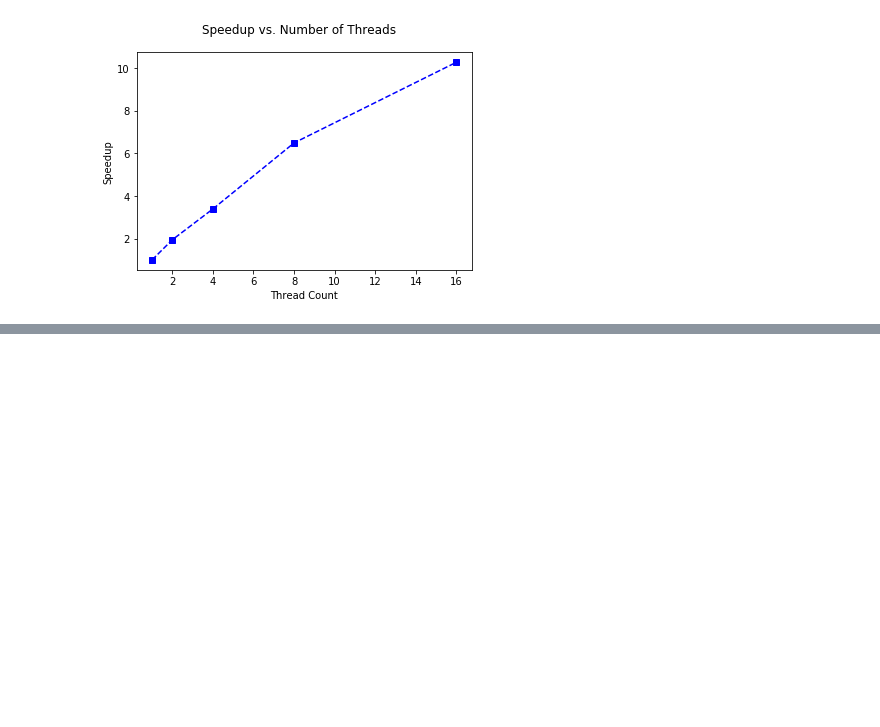
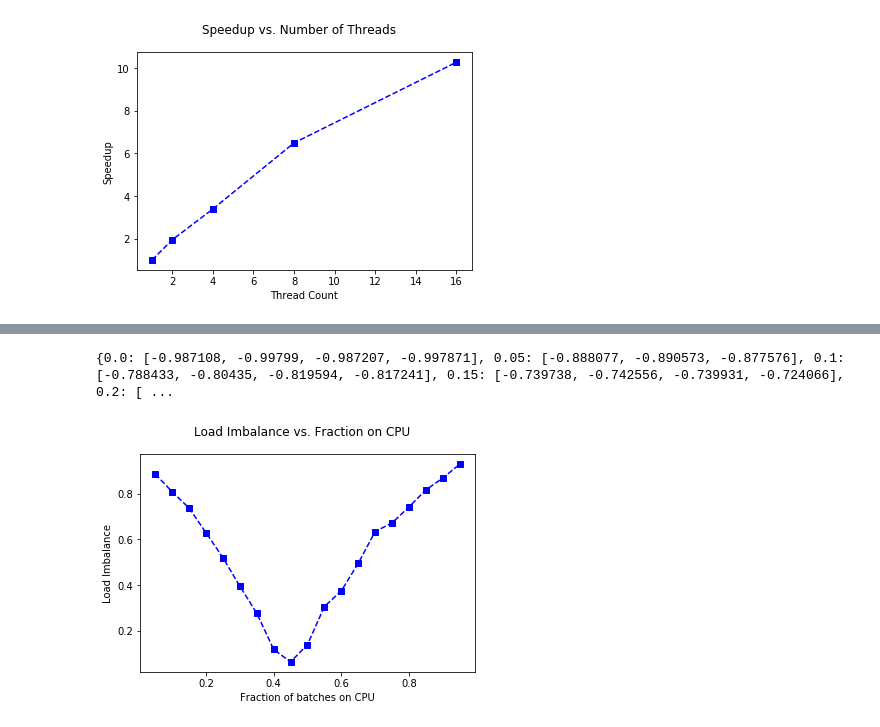
Before and after one commit to ZwFink/CS-485, a Jupyter notebook: Scripts/AtA/multiway_merge/plots/plot_runtimes.ipynb, the cells around one changed output, grey strips where cells are left out. Saved outputs shown, nothing was run; the diff lists cells and outputs as text; code cells hidden in the pictures; blank space fills up the shorter version.

```diff
--- a/Scripts/AtA/multiway_merge/plots/plot_runtimes.ipynb
+++ b/Scripts/AtA/multiway_merge/plots/plot_runtimes.ipynb
@@ -96,0 +146,15 @@ ax.plot( x, y, "bs--" )
+# %%
+times = parse_cpu_imbalance( 'cpu_out.txt' )
+ax = plt.subplot()
+
+x = list( times.keys() )[ 1:-1 ]
+y = [ np.mean( [ abs( item ) for item in times[ value ] ] ) for value in x ]
+#ax.set_ylim( 0, 15 )
+plt.suptitle( "Load Imbalance vs. Fraction on CPU")
+plt.xlabel( "Fraction of batches on CPU")
+plt.ylabel( "Load Imbalance")
+ax.plot( x, y, "bs--" )
+print( times)
+# %% [output]
+{0.0: [-0.987108, -0.99799, -0.987207, -0.997871], 0.05: [-0.888077, -0.890573, -0.877576], 0.1: [-0.788433, -0.80435, -0.819594, -0.817241], 0.15: [-0.739738, -0.742556, -0.739931, -0.724066], 0.2: [ ...
+[figure, added]
```
Also changed, not shown: parts of 2 cells of this notebook.
